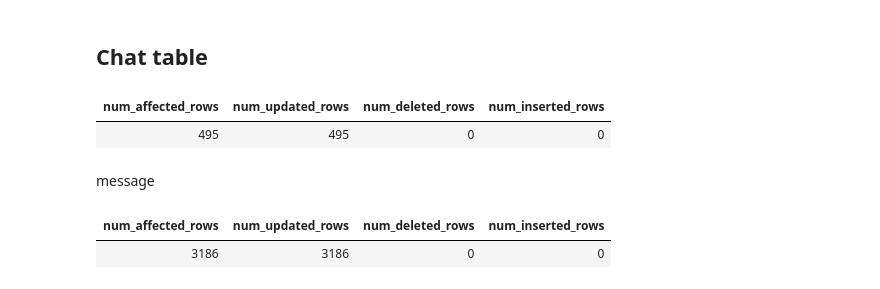
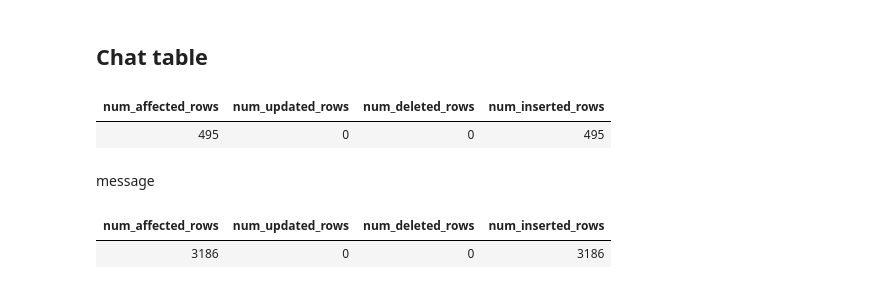
Before and after one commit to nimer03/databricks_demo, a Jupyter notebook: notebooks/customer_service_silver.ipynb, the cells around one changed output. Cells and saved outputs as stored; diff of their text form; code cells hidden in the pictures.

```diff
--- a/notebooks/customer_service_silver.ipynb
+++ b/notebooks/customer_service_silver.ipynb
@@ -634,28 +608,27 @@ FROM
 # %%
 MERGE INTO
     chat s
 USING (
     SELECT
         c.session_id,
         c.customer_id,
         c.agent_id,
         FIRST(m.classification) AS classification,
         FIRST(m.comment) AS comment
     FROM
         chat_bronze c
         LEFT JOIN ai_analyse_message m ON c.session_id = m.session_id
     GROUP BY
         c.session_id, c.customer_id, c.agent_id, c.ingestion_time
     QUALIFY
         row_number() OVER (PARTITION BY c.session_id ORDER BY c.ingestion_time DESC) = 1
 ) b
 ON
     s.session_id = b.session_id
-WHEN MATCHED THEN UPDATE SET *
 WHEN NOT MATCHED THEN INSERT *;
 # %% [output]
 | num_affected_rows | num_updated_rows | num_deleted_rows | num_inserted_rows |
-| 495 | 495 | 0 | 0 |
+| 495 | 0 | 0 | 495 |
 # %% [markdown]
 message
 # %%
@@ -684,11 +657,10 @@ ON
     b.session_id = s.session_id
     AND b.speaker = s.speaker
     AND b.timestamp = s.timestamp
-WHEN MATCHED THEN UPDATE SET *
 WHEN NOT MATCHED THEN INSERT *;
 # %% [output]
 | num_affected_rows | num_updated_rows | num_deleted_rows | num_inserted_rows |
-| 3186 | 3186 | 0 | 0 |
+| 3186 | 0 | 0 | 3186 |
 # %%
 %skip
 WITH opinions AS(
```
Also changed, not shown: parts of 7 cells of this notebook, 3 other files.
